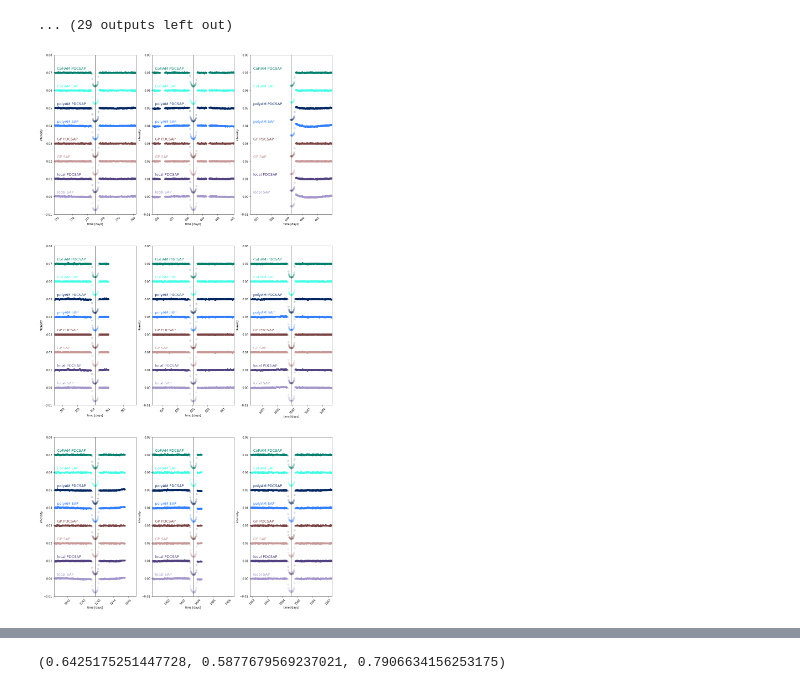
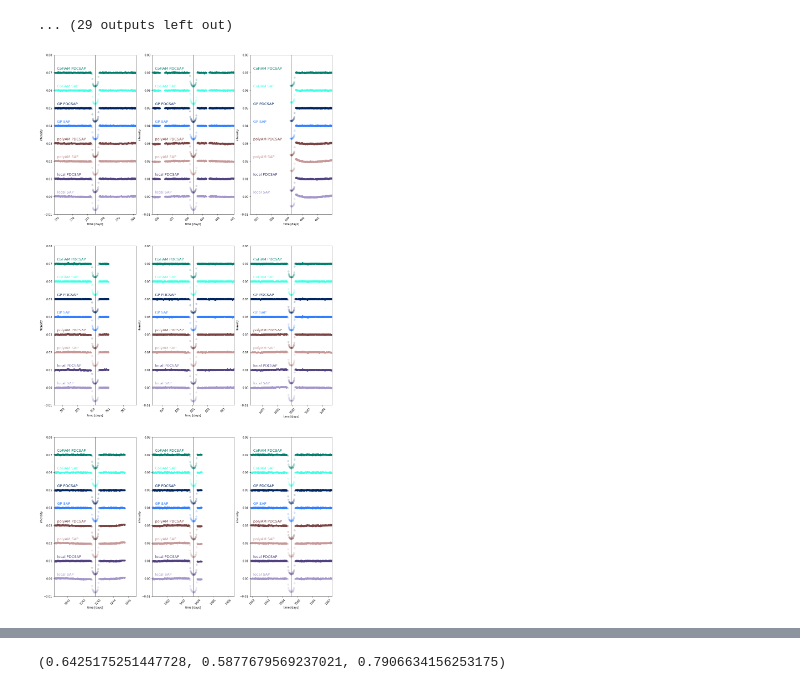
Before and after one commit to nanoza/TTVs, a Jupyter notebook: lc.ipynb, the cells around one changed output, grey strips where cells are left out. Cells and saved outputs as stored; diff of their text form; code cells hidden in the pictures.

Commit message:
fix pdcsap x vals

```diff
--- a/lc.ipynb
+++ b/lc.ipynb
@@ -2145,41 +2145,40 @@ sap_local_detrended = get_detrended_lc(sap_y_all, sap_local_mod)
 pdcsap_local_detrended = get_detrended_lc(pdcsap_y_all, pdcsap_local_mod)
 #sap_gp_detrended = get_detrended_lc(sap_y_all, sap_gp_mod)
 #pdcsap_gp_detrended = get_detrended_lc(pdcsap_y_all, pdcsap_gp_mod)
 #sap_poly_detrended2 = get_detrended_lc(sap_y_all, sap_poly_mod)
 #pdcsap_poly_detrended2 = get_detrended_lc(pdcsap_y_all, pdcsap_poly_mod)
 #sap_cofiam_detrended = get_detrended_lc(sap_y_all, sap_cofiam_mod)
 #pdcsap_cofiam_detrended = get_detrended_lc(pdcsap_y_all, pdcsap_cofiam_mod)
 
 y_detrended = [sap_local_detrended, pdcsap_local_detrended,
+               sap_y_poly_detrended, pdcsap_y_poly_detrended,
                sap_y_gp_detrended, pdcsap_y_gp_detrended,
-               sap_y_poly_detrended, pdcsap_y_poly_detrended,
                sap_y_cofiam_detrended, pdcsap_y_cofiam_detrended]
 
 
 if sap_x_all.all() == pdcsap_x_all.all():
     x_detrended = sap_x_all
 
 if sap_yerr_all.all() == pdcsap_yerr_all.all():
     yerr_detrended = sap_yerr_all
 
 if sap_mask_all.all() == pdcsap_mask_all.all():
     mask_detrended = sap_mask_all
 
 
+detrend_label = ['local SAP', 'local PDCSAP',
+                 'polyAM SAP', 'polyAM PDCSAP',
+                 'GP SAP', 'GP PDCSAP',
+                 'CoFiAM SAP', 'CoFiAM PDCSAP']
 
-
-plot_detrended_lc(x_detrended, y_detrended, mask_detrended,
-                  ['local SAP', 'local PDCSAP',
-                   'GP SAP', 'GP PDCSAP',
-                   'polyAM SAP', 'polyAM PDCSAP',
-                   'CoFiAM SAP', 'CoFiAM PDCSAP'],
+plot_detrended_lc(x_detrended, y_detrended, mask_detrended, detrend_label,
                   t0s, float(6*duration/(24.))/period, period,
                   #["#430b4a", "#be4b0b", "#21b0ff", "#b1005f", "#014aa2", "#d974e7"],
                   colors_all8,
                   figname = './figures/koi3678_Jan31.pdf'
 )
 # %% [output]
-[figure, old version]
+[figure, new version]
 # %%
 colors_all8 = [(0.6425175251447728, 0.5877679569237021, 0.7906634156253175),
                "#524180",
```
Also changed, not shown: parts of 2 cells of this notebook, 2 other files.
